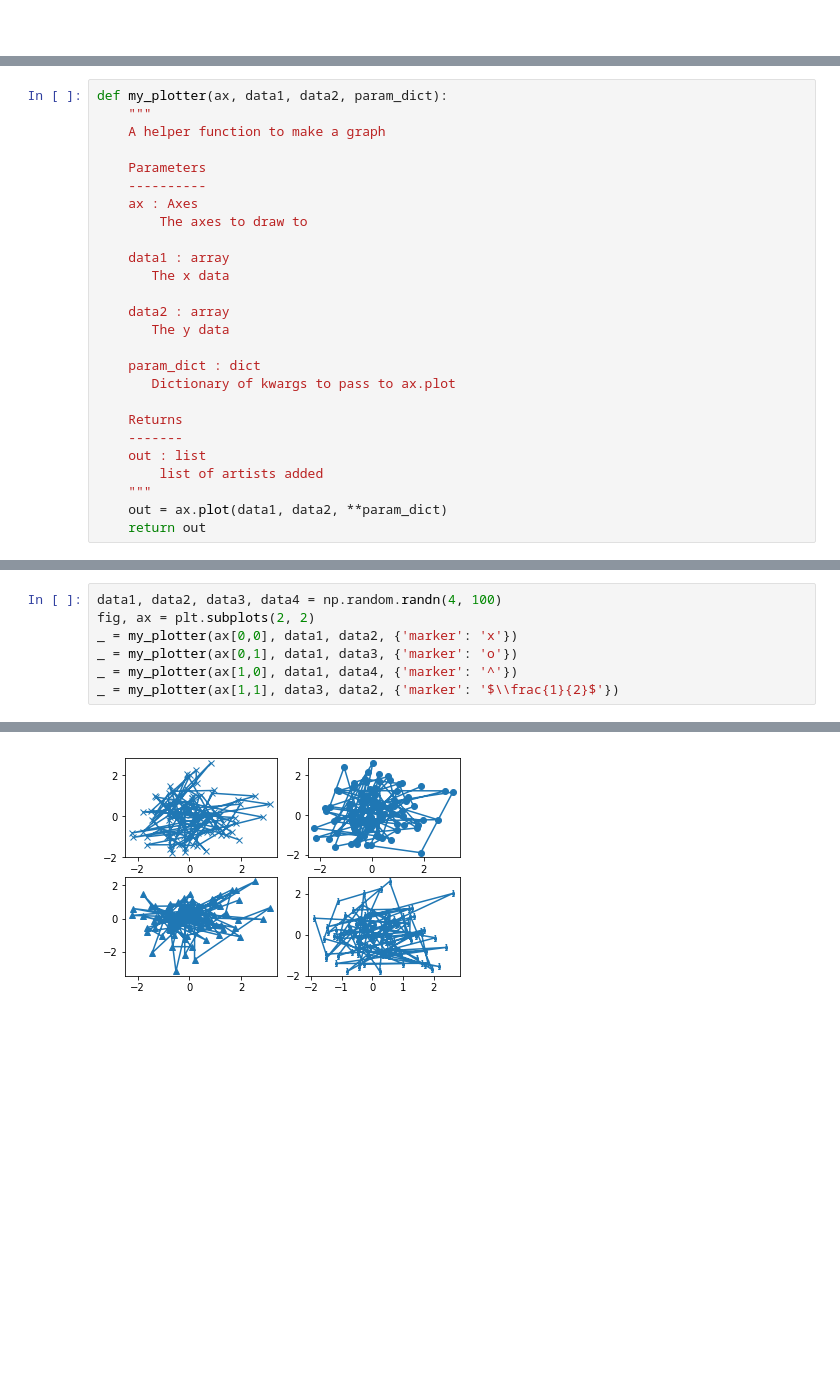
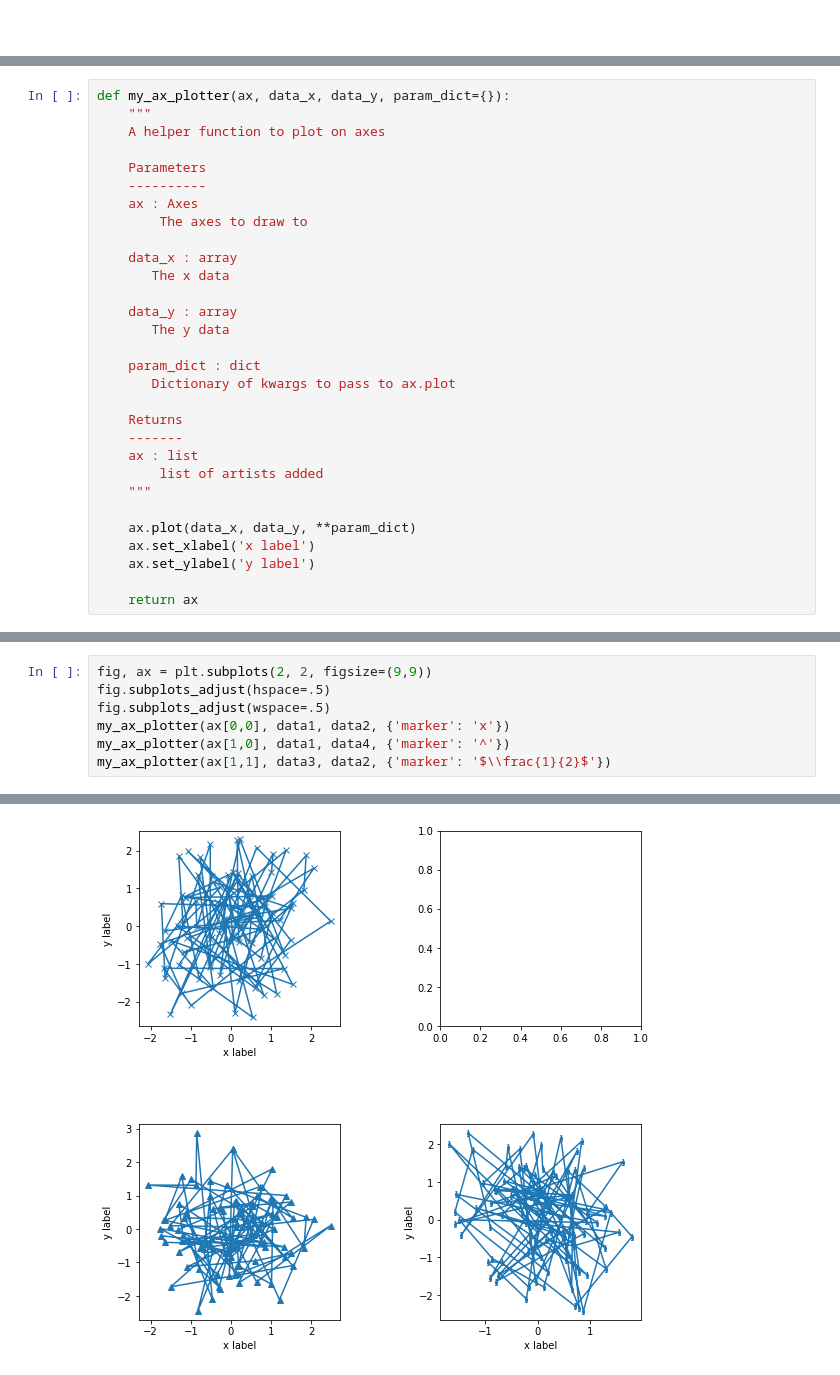
Before and after one commit to kamuda1/THW-Presentations, a Jupyter notebook: data-visualization/Matplotlib Best Practices.ipynb, the cells around one changed output, grey strips where cells are left out. Drawn from its saved outputs; the diff is of its cells as text; blank space fills up the shorter version.

```diff
--- a/data-visualization/Matplotlib Best Practices.ipynb
+++ b/data-visualization/Matplotlib Best Practices.ipynb
@@ -146,17 +175,17 @@ fig.savefig('foo.png')
 # %%
-def my_plotter(ax, data1, data2, param_dict):
+def my_ax_plotter(ax, data_x, data_y, param_dict={}):
     """
-    A helper function to make a graph
+    A helper function to plot on axes
 
     Parameters
     ----------
     ax : Axes
         The axes to draw to
 
-    data1 : array
+    data_x : array
        The x data
 
-    data2 : array
+    data_y : array
        The y data
 
     param_dict : dict
@@ -164,8 +193,12 @@ def my_plotter(ax, data1, data2, param_dict):
 
     Returns
     -------
-    out : list
+    ax : list
         list of artists added
     """
-    out = ax.plot(data1, data2, **param_dict)
-    return out
+
+    ax.plot(data_x, data_y, **param_dict)
+    ax.set_xlabel('x label')
+    ax.set_ylabel('y label')
+
+    return ax
@@ -183,8 +261,8 @@ NameError: name 'my_plotter' is not defined
 # %%
-data1, data2, data3, data4 = np.random.randn(4, 100)
-fig, ax = plt.subplots(2, 2)
-_ = my_plotter(ax[0,0], data1, data2, {'marker': 'x'})
-_ = my_plotter(ax[0,1], data1, data3, {'marker': 'o'})
-_ = my_plotter(ax[1,0], data1, data4, {'marker': '^'})
-_ = my_plotter(ax[1,1], data3, data2, {'marker': '$\\frac{1}{2}$'})
+fig, ax = plt.subplots(2, 2, figsize=(9,9))
+fig.subplots_adjust(hspace=.5)
+fig.subplots_adjust(wspace=.5)
+my_ax_plotter(ax[0,0], data1, data2, {'marker': 'x'})
+my_ax_plotter(ax[1,0], data1, data4, {'marker': '^'})
+my_ax_plotter(ax[1,1], data3, data2, {'marker': '$\\frac{1}{2}$'})
 # %% [output]
@@ -191 +270 @@ _ = my_plotter(ax[1,1], data3, data2, {'marker': '$\\frac{1}{2}$'})
-[figure, old version]
+[figure, new version]
```
Also changed, not shown: parts of 22 cells of this notebook.
